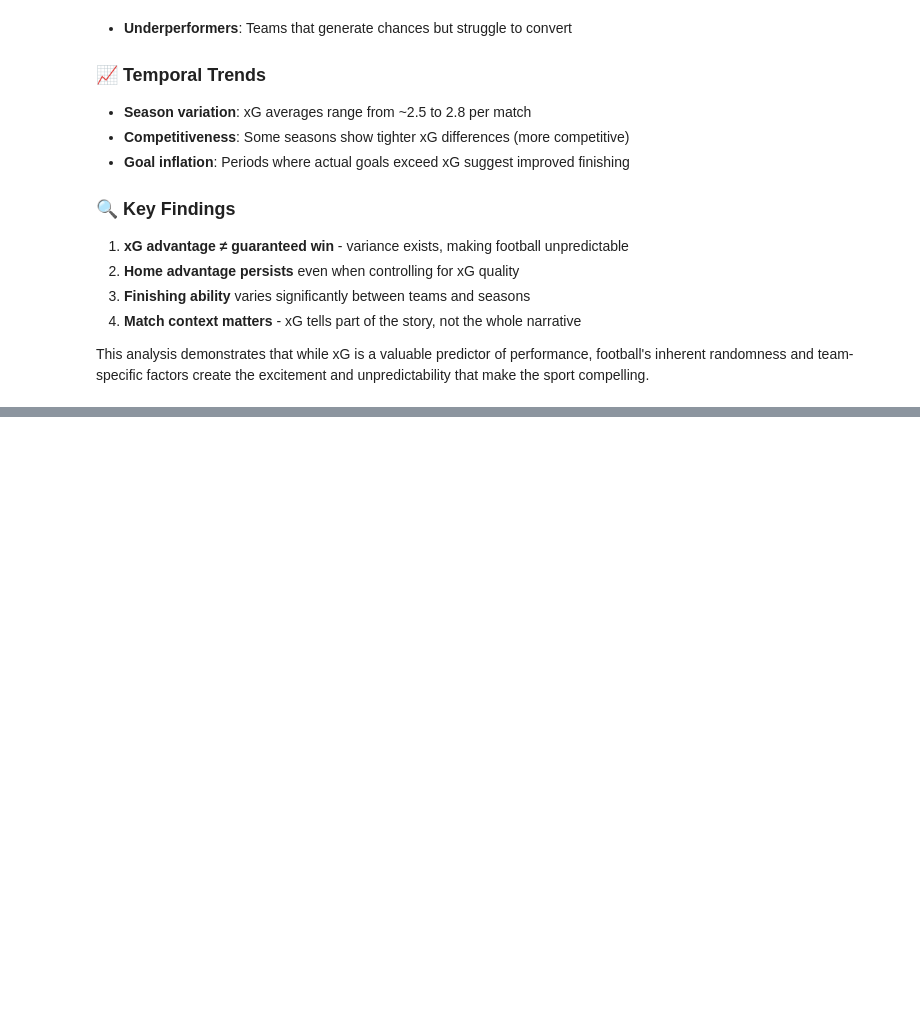
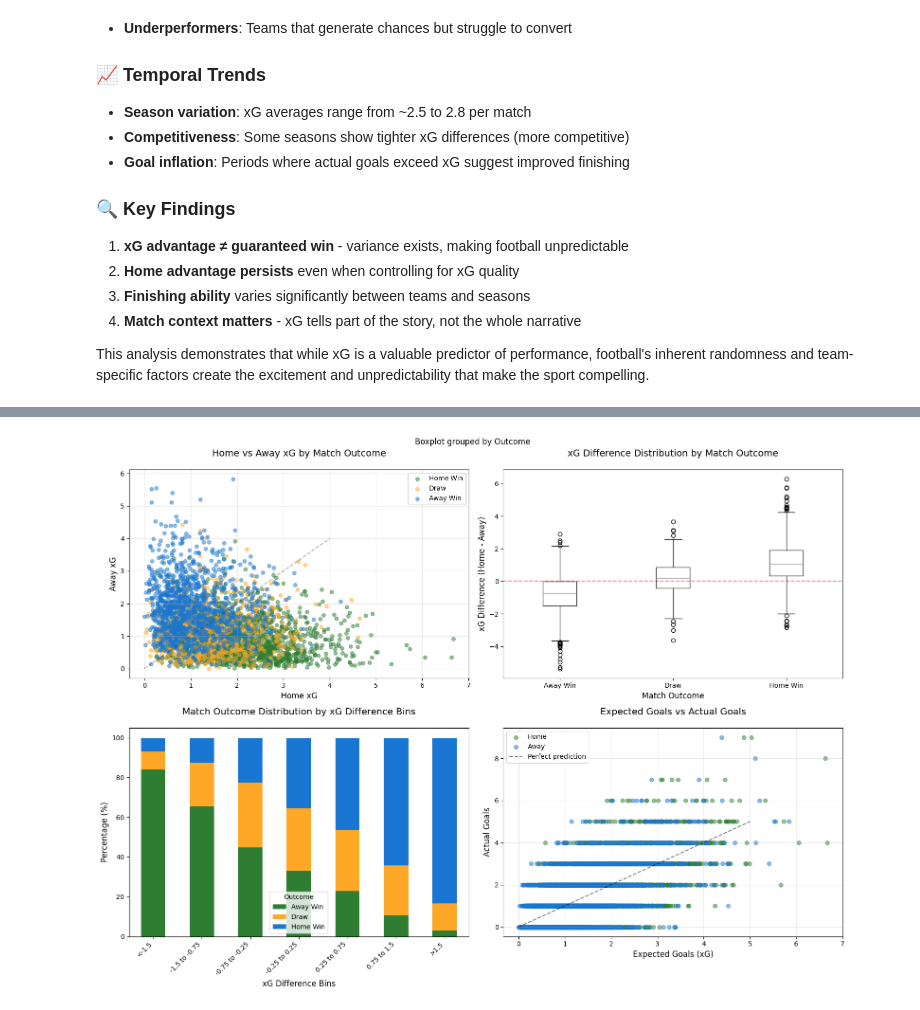
Before and after one commit to idolbinhminhtran/DATA1002, a Jupyter notebook: notebooks/data_analysis.ipynb, the cells around one changed output, grey strips where cells are left out. Cells and saved outputs as stored; diff of their text form; code cells hidden in the pictures; blank space fills up the shorter version.

```diff
--- a/notebooks/data_analysis.ipynb
+++ b/notebooks/data_analysis.ipynb
@@ -600,0 +697,55 @@ This analysis demonstrates that while xG is a valuable predictor of performance,
+# %%
+# Visualize xG vs match outcomes
+fig, axes = plt.subplots(2, 2, figsize=(16, 12))
+
+# 1. Scatter plot of xG values colored by outcome
+ax1 = axes[0, 0]
+colors = {'Home Win': '#2E7D32', 'Draw': '#FFA726', 'Away Win': '#1976D2'}
+for outcome, color in colors.items():
+    mask = xg_data['Outcome'] == outcome
+    ax1.scatter(xg_data.loc[mask, 'Home_xG'],
+                xg_data.loc[mask, 'Away_xG'],
+                alpha=0.5, c=color, label=outcome, s=30)
+ax1.plot([0, 4], [0, 4], 'k--', alpha=0.3)
+ax1.set_xlabel('Home xG', fontsize=12)
+ax1.set_ylabel('Away xG', fontsize=12)
+ax1.set_title('Home vs Away xG by Match Outcome', fontsize=14, pad=20)
+ax1.legend()
+ax1.grid(True, alpha=0.3)
+
+# 2. Box plot of xG differences by outcome
+ax2 = axes[0, 1]
+xg_data.boxplot(column='xG_Difference', by='Outcome', ax=ax2, grid=False)
+ax2.set_title('xG Difference Distribution by Match Outcome', fontsize=14, pad=20)
+ax2.set_xlabel('Match Outcome', fontsize=12)
+ax2.set_ylabel('xG Difference (Home - Away)', fontsize=12)
+ax2.axhline(y=0, color='red', linestyle='--', alpha=0.5)
+plt.sca(ax2)
+plt.xticks(rotation=0)
+
+# 3. Stacked bar chart of outcomes by xG difference bins
+ax3 = axes[1, 0]
+xg_outcome_pct.plot(kind='bar', stacked=True, ax=ax3,
+                    color=['#2E7D32', '#FFA726', '#1976D2'])
+ax3.set_title('Match Outcome Distribution by xG Difference Bins', fontsize=14, pad=20)
+ax3.set_xlabel('xG Difference Bins', fontsize=12)
+ax3.set_ylabel('Percentage (%)', fontsize=12)
+ax3.legend(title='Outcome')
+plt.sca(ax3)
+plt.xticks(rotation=45, ha='right')
+
+# 4. Comparison of actual goals vs xG
+ax4 = axes[1, 1]
+ax4.scatter(xg_data['Home_xG'], xg_data['FTHG'], alpha=0.5, label='Home', color='#2E7D32')
+ax4.scatter(xg_data['Away_xG'], xg_data['FTAG'], alpha=0.5, label='Away', color='#1976D2')
+ax4.plot([0, 5], [0, 5], 'k--', alpha=0.5, label='Perfect prediction')
+ax4.set_xlabel('Expected Goals (xG)', fontsize=12)
+ax4.set_ylabel('Actual Goals', fontsize=12)
+ax4.set_title('Expected Goals vs Actual Goals', fontsize=14, pad=20)
+ax4.legend()
+ax4.grid(True, alpha=0.3)
+
+plt.tight_layout()
+plt.show()
+# %% [output]
+[figure, added]
```
Also changed, not shown: parts of 17 cells of this notebook, 1 other file.
